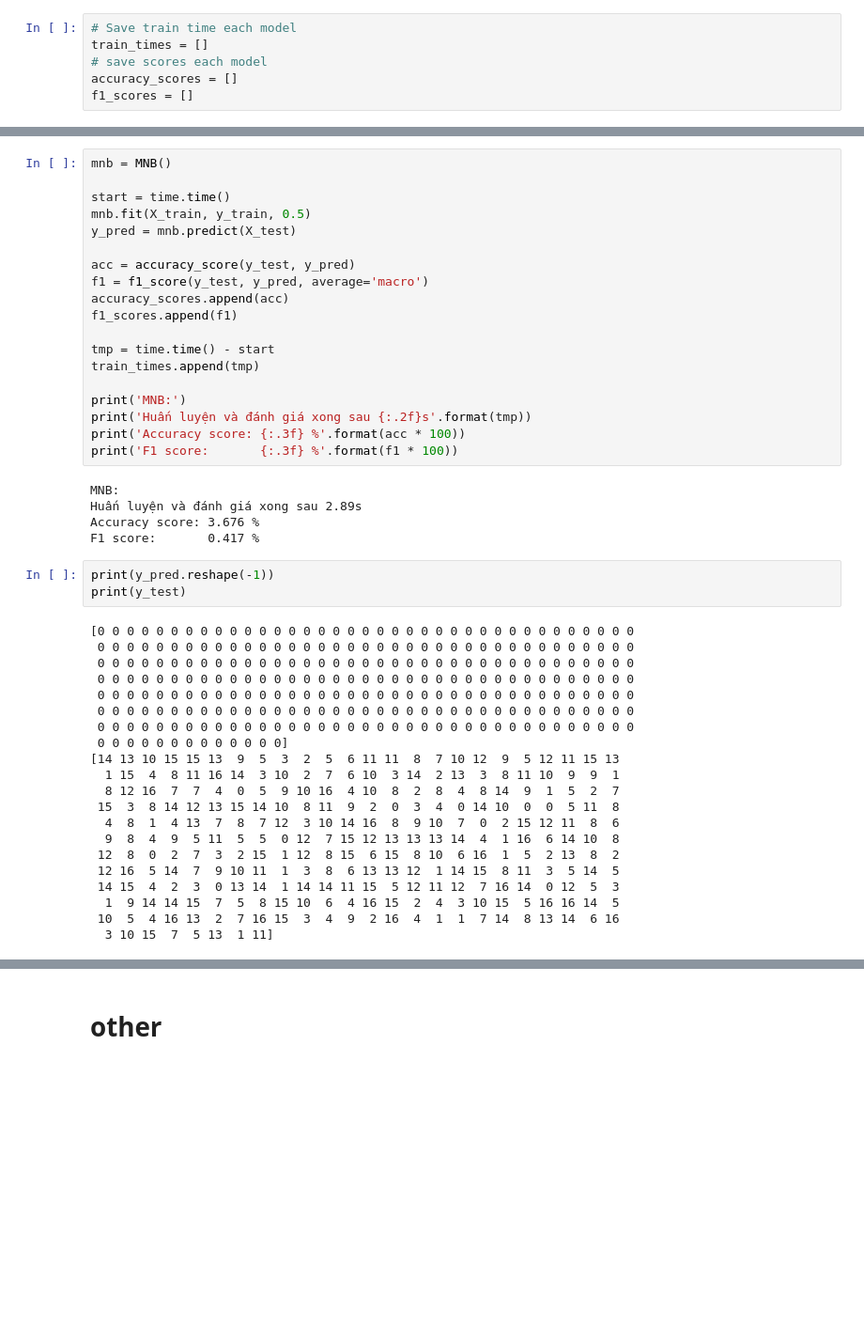
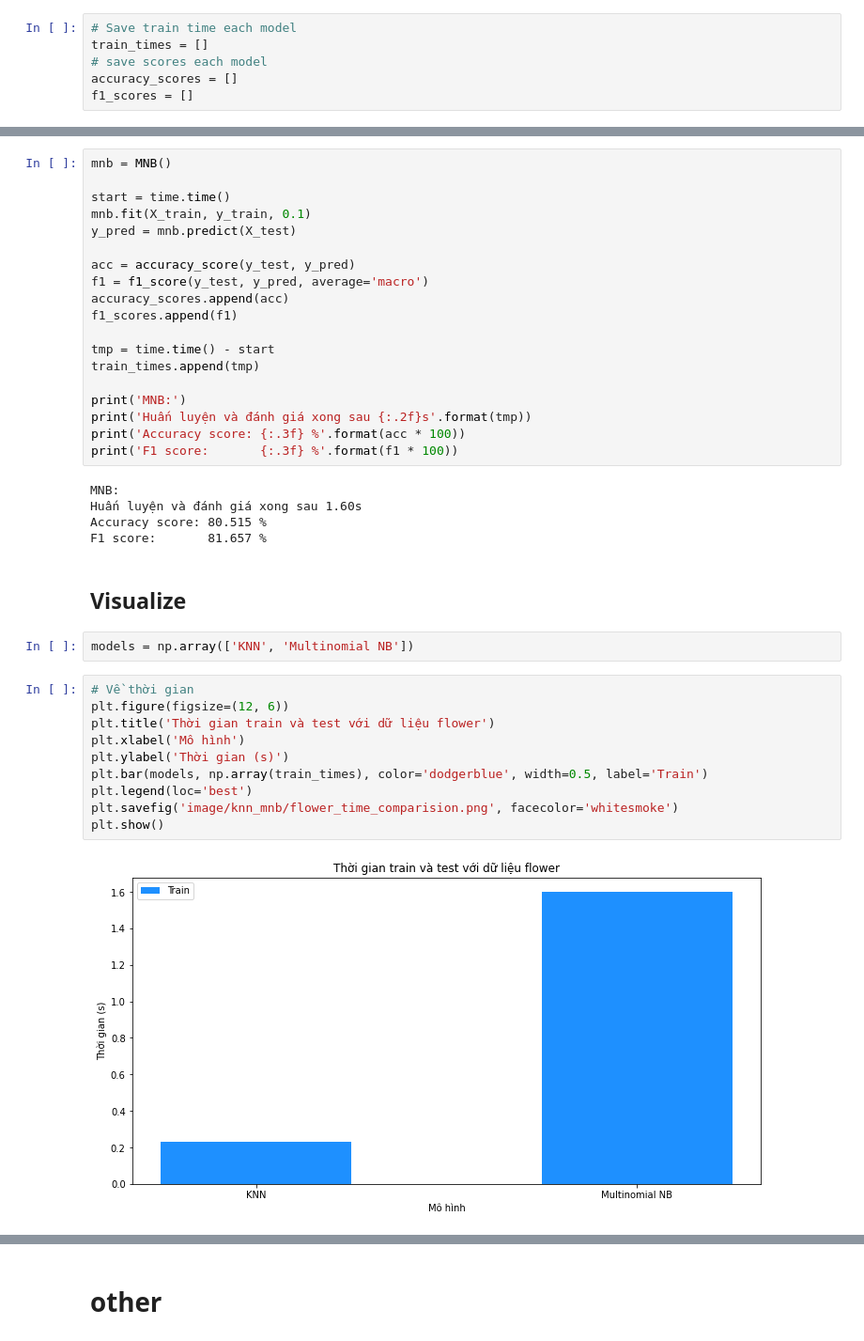
Before and after one commit to NguyenMguyen/CE-Project, a Jupyter notebook: knn_mnb.ipynb, the cells around one changed output, grey strips where cells are left out. Shown: that part at 94% size. Saved outputs shown, nothing was run; the diff lists cells and outputs as text; blank space fills up the shorter version.

```diff
--- a/knn_mnb.ipynb
+++ b/knn_mnb.ipynb
@@ -358,7 +367,7 @@ F1 score:       55.341 %
 mnb = MNB()
 
 start = time.time()
-mnb.fit(X_train, y_train, 0.5)
+mnb.fit(X_train, y_train, 0.1)
 y_pred = mnb.predict(X_test)
 
 acc = accuracy_score(y_test, y_pred)
@@ -375,30 +384,22 @@ print('Accuracy score: {:.3f} %'.format(acc * 100))
 print('F1 score:       {:.3f} %'.format(f1 * 100))
 # %% [output]
 MNB:
-Huấn luyện và đánh giá xong sau 2.89s
-Accuracy score: 3.676 %
-F1 score:       0.417 %
+Huấn luyện và đánh giá xong sau 1.60s
+Accuracy score: 80.515 %
+F1 score:       81.657 %
-# %%
-print(y_pred.reshape(-1))
-print(y_test)
-# %% [output]
-[0 0 0 0 0 0 0 0 0 0 0 0 0 0 0 0 0 0 0 0 0 0 0 0 0 0 0 0 0 0 0 0 0 0 0 0 0
- 0 0 0 0 0 0 0 0 0 0 0 0 0 0 0 0 0 0 0 0 0 0 0 0 0 0 0 0 0 0 0 0 0 0 0 0 0
- 0 0 0 0 0 0 0 0 0 0 0 0 0 0 0 0 0 0 0 0 0 0 0 0 0 0 0 0 0 0 0 0 0 0 0 0 0
- 0 0 0 0 0 0 0 0 0 0 0 0 0 0 0 0 0 0 0 0 0 0 0 0 0 0 0 0 0 0 0 0 0 0 0 0 0
- 0 0 0 0 0 0 0 0 0 0 0 0 0 0 0 0 0 0 0 0 0 0 0 0 0 0 0 0 0 0 0 0 0 0 0 0 0
- 0 0 0 0 0 0 0 0 0 0 0 0 0 0 0 0 0 0 0 0 0 0 0 0 0 0 0 0 0 0 0 0 0 0 0 0 0
- 0 0 0 0 0 0 0 0 0 0 0 0 0 0 0 0 0 0 0 0 0 0 0 0 0 0 0 0 0 0 0 0 0 0 0 0 0
- 0 0 0 0 0 0 0 0 0 0 0 0 0]
-[14 13 10 15 15 13  9  5  3  2  5  6 11 11  8  7 10 12  9  5 12 11 15 13
-  1 15  4  8 11 16 14  3 10  2  7  6 10  3 14  2 13  3  8 11 10  9  9  1
-  8 12 16  7  7  4  0  5  9 10 16  4 10  8  2  8  4  8 14  9  1  5  2  7
- 15  3  8 14 12 13 15 14 10  8 11  9  2  0  3  4  0 14 10  0  0  5 11  8
-  4  8  1  4 13  7  8  7 12  3 10 14 16  8  9 10  7  0  2 15 12 11  8  6
-  9  8  4  9  5 11  5  5  0 12  7 15 12 13 13 13 14  4  1 16  6 14 10  8
- 12  8  0  2  7  3  2 15  1 12  8 15  6 15  8 10  6 16  1  5  2 13  8  2
- 12 16  5 14  7  9 10 11  1  3  8  6 13 13 12  1 14 15  8 11  3  5 14  5
- 14 15  4  2  3  0 13 14  1 14 14 11 15  5 12 11 12  7 16 14  0 12  5  3
-  1  9 14 14 15  7  5  8 15 10  6  4 16 15  2  4  3 10 15  5 16 16 14  5
- 10  5  4 16 13  2  7 16 15  3  4  9  2 16  4  1  1  7 14  8 13 14  6 16
-  3 10 15  7  5 13  1 11]
+# %% [markdown]
+## Visualize
+# %%
+models = np.array(['KNN', 'Multinomial NB'])
+# %%
+# Về thời gian
+plt.figure(figsize=(12, 6))
+plt.title('Thời gian train và test với dữ liệu flower')
+plt.xlabel('Mô hình')
+plt.ylabel('Thời gian (s)')
+plt.bar(models, np.array(train_times), color='dodgerblue', width=0.5, label='Train')
+plt.legend(loc='best')
+plt.savefig('image/knn_mnb/flower_time_comparision.png', facecolor='whitesmoke')
+plt.show()
+# %% [output]
+[figure, added]
```
Also changed, not shown: parts of 10 cells of this notebook, 3 other files.
